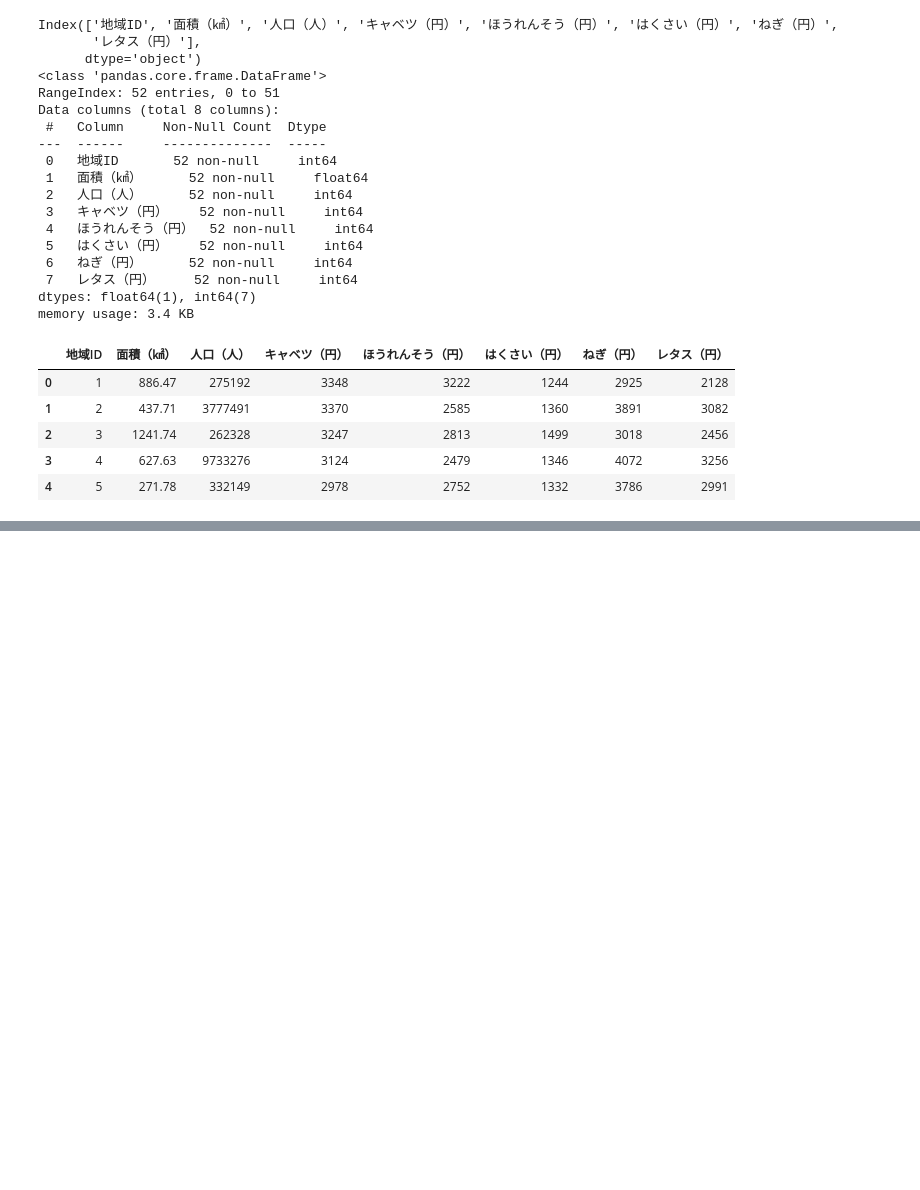
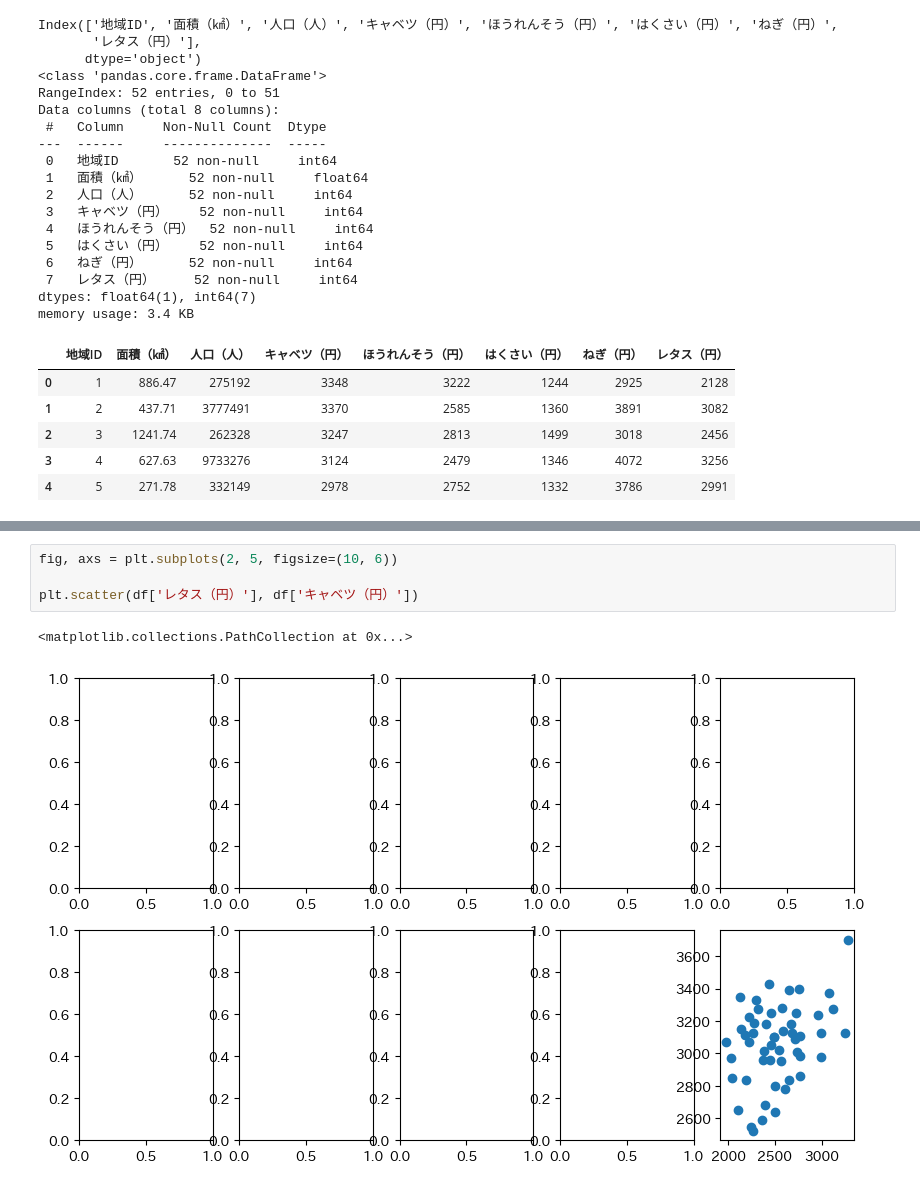
Before and after one commit to akmiccom/dataAnalyticsBasic, a Jupyter notebook: notebooks/e4.ipynb, the cells around one changed output, grey strips where cells are left out. Drawn from its saved outputs; the diff is of its cells as text; blank space fills up the shorter version.

```diff
--- a/notebooks/e4.ipynb
+++ b/notebooks/e4.ipynb
@@ -52,0 +82,7 @@ memory usage: 3.4 KB
+# %%
+fig, axs = plt.subplots(2, 5, figsize=(10, 6))
+
+plt.scatter(df['レタス（円）'], df['キャベツ（円）'])
+# %% [output]
+<matplotlib.collections.PathCollection at 0x...>
+[figure, added]
```
Also changed, not shown: parts of 4 cells of this notebook.
